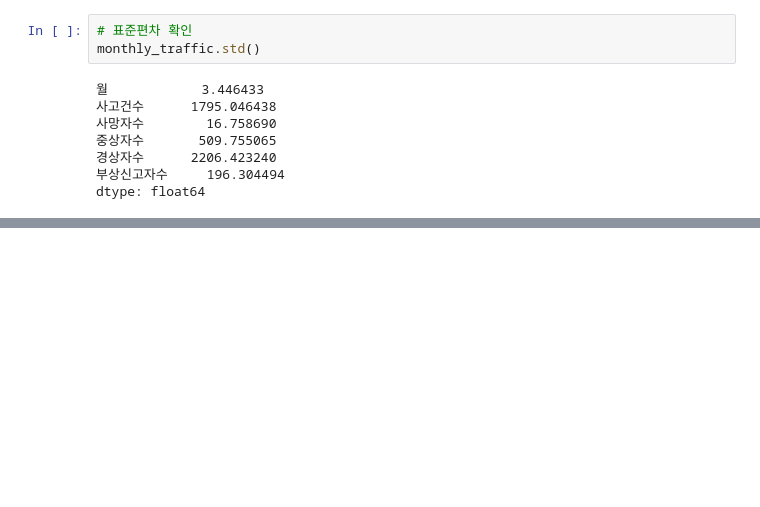
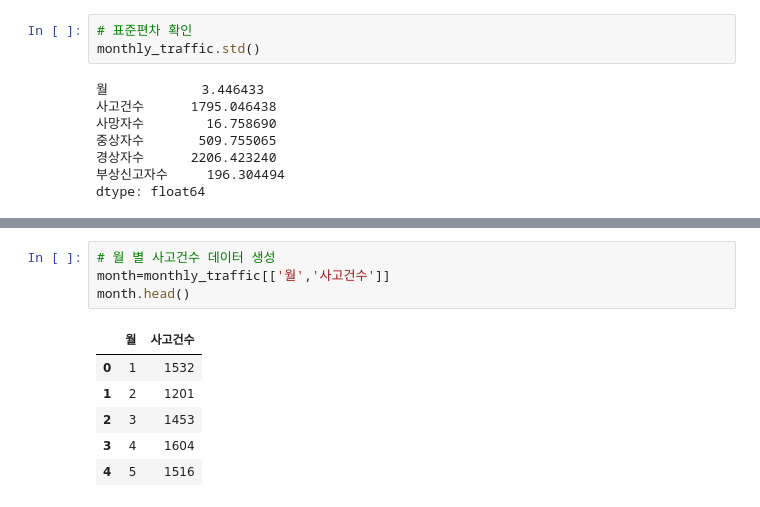
Before and after one commit to SoheeKims/Study-Python, a Jupyter notebook: 교통사고_유형별_사고건_21_01_23~.ipynb, the cells around one changed output, grey strips where cells are left out. Drawn from its saved outputs; the diff is of its cells as text; blank space fills up the shorter version.

```diff
--- a/교통사고_유형별_사고건_21_01_23~.ipynb
+++ b/교통사고_유형별_사고건_21_01_23~.ipynb
@@ -196,0 +202,11 @@ dtype: float64
+# %%
+# 월 별 사고건수 데이터 생성
+month=monthly_traffic[['월','사고건수']]
+month.head()
+# %% [output]
+|  | 월 | 사고건수 |
+| 0 | 1 | 1532 |
+| 1 | 2 | 1201 |
+| 2 | 3 | 1453 |
+| 3 | 4 | 1604 |
+| 4 | 5 | 1516 |
```
Also changed, not shown: parts of 9 cells of this notebook.
